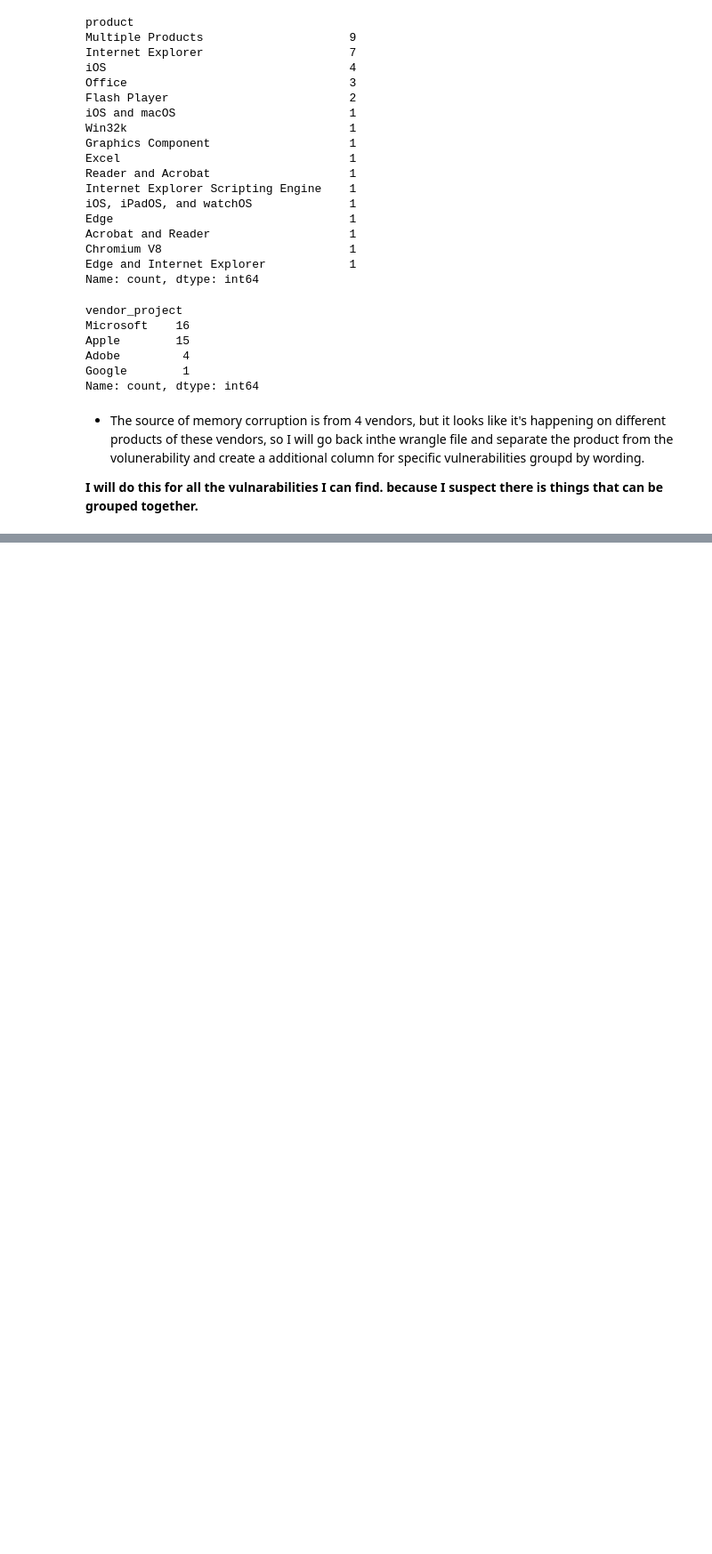
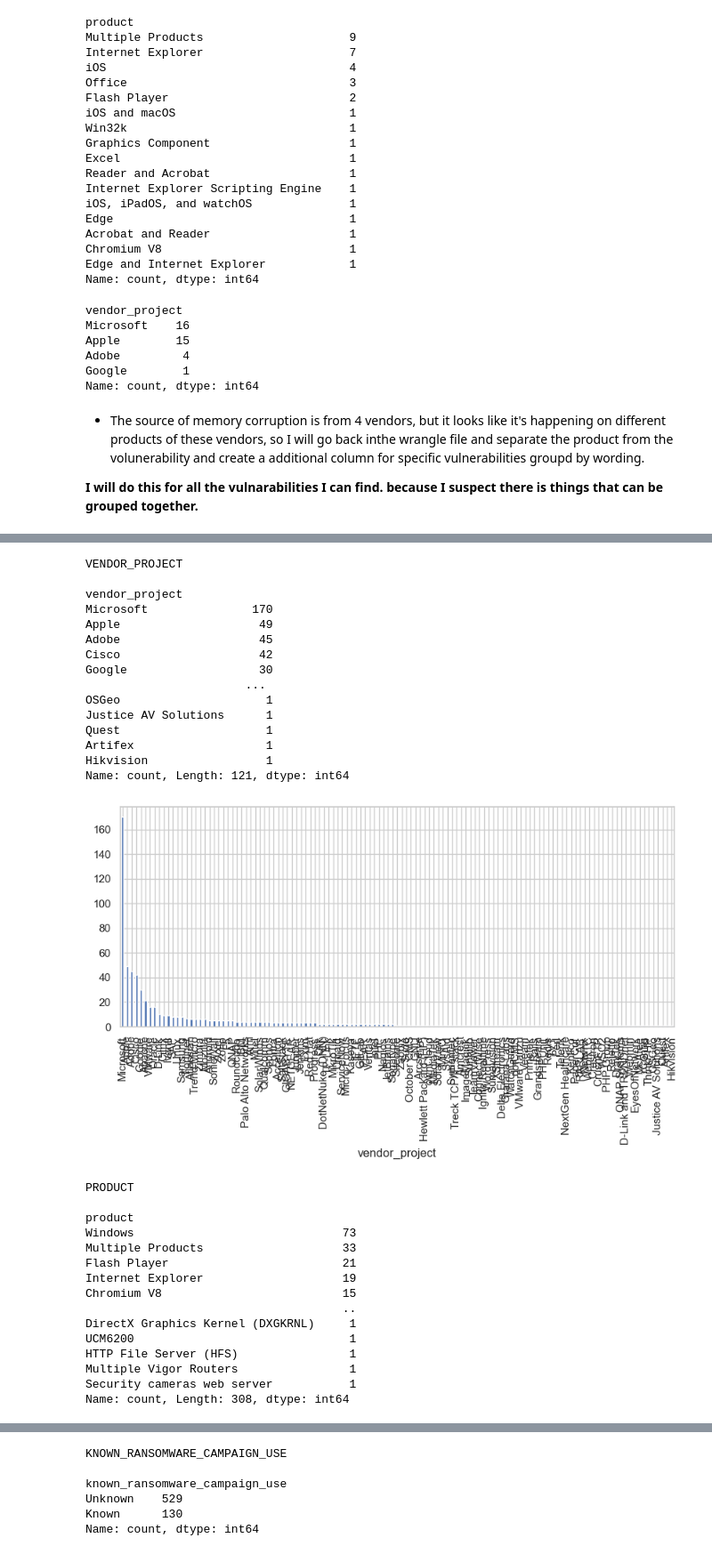
Before and after one commit to MigashaneVictoire/kev, a Jupyter notebook: explore.ipynb, the cells around one changed output, grey strips where cells are left out. Shown at 89% size. Saved outputs shown, nothing was run; the diff lists cells and outputs as text; code cells hidden in the pictures; blank space fills up the shorter version.

Commit message:
working on train[product]

```diff
--- a/explore.ipynb
+++ b/explore.ipynb
@@ -4,7 +4,20 @@
 Here I will explore relationships between the different features in my data.
 # %%
 # imports
+import numpy as np
 import pandas as pd
+import matplotlib.pyplot as plt
+import seaborn as sns
+import itertools
+import warnings
+
+# system import to access file on different directory
+import sys
+sys.path.append("./util_")
+import wrangle_
+
+# set a default them for all my visuals
+sns.set_theme(style="whitegrid")
 # %%
 train = pd.read_csv("./data/00_temp_train_data_to_be_removed.csv", index_col=0)
 train.head()
@@ -107,4 +120,5 @@ Name: count, dtype: int64
 
 **I will do this for all the vulnarabilities I can find. because I suspect there is things that can be grouped together.**
 # %%
-df = pd.read_csv("./data/01_original_clean_no_dummies_train.csv")
+train = pd.read_csv("./data/01_original_clean_no_dummies_train.csv", index_col=0)
+train.head(3)
@@ -126,0 +134,40 @@ df
+# %%
+for col in train.columns:
+    print(col.upper(), "\n")
+    print(train[col].value_counts())
+    plt.figure(figsize=(10,4))
+    train[col].value_counts().plot.bar()
+    plt.show()
+    print("\n")
+# %% [output]
+VENDOR_PROJECT
+
+vendor_project
+Microsoft               170
+Apple                    49
+Adobe                    45
+Cisco                    42
+Google                   30
+                       ...
+OSGeo                     1
+Justice AV Solutions      1
+Quest                     1
+Artifex                   1
+Hikvision                 1
+Name: count, Length: 121, dtype: int64
+[figure, added]
+PRODUCT
+
+product
+Windows                              73
+Multiple Products                    33
+Flash Player                         21
+Internet Explorer                    19
+Chromium V8                          15
+                                     ..
+DirectX Graphics Kernel (DXGKRNL)     1
+UCM6200                               1
+HTTP File Server (HFS)                1
+Multiple Vigor Routers                1
+Security cameras web server           1
+Name: count, Length: 308, dtype: int64
@@ -126,0 +175,6 @@ df
+KNOWN_RANSOMWARE_CAMPAIGN_USE
+
+known_ransomware_campaign_use
+Unknown    529
+Known      130
+Name: count, dtype: int64
```
Also changed, not shown: parts of 4 cells of this notebook, 1 other file.
